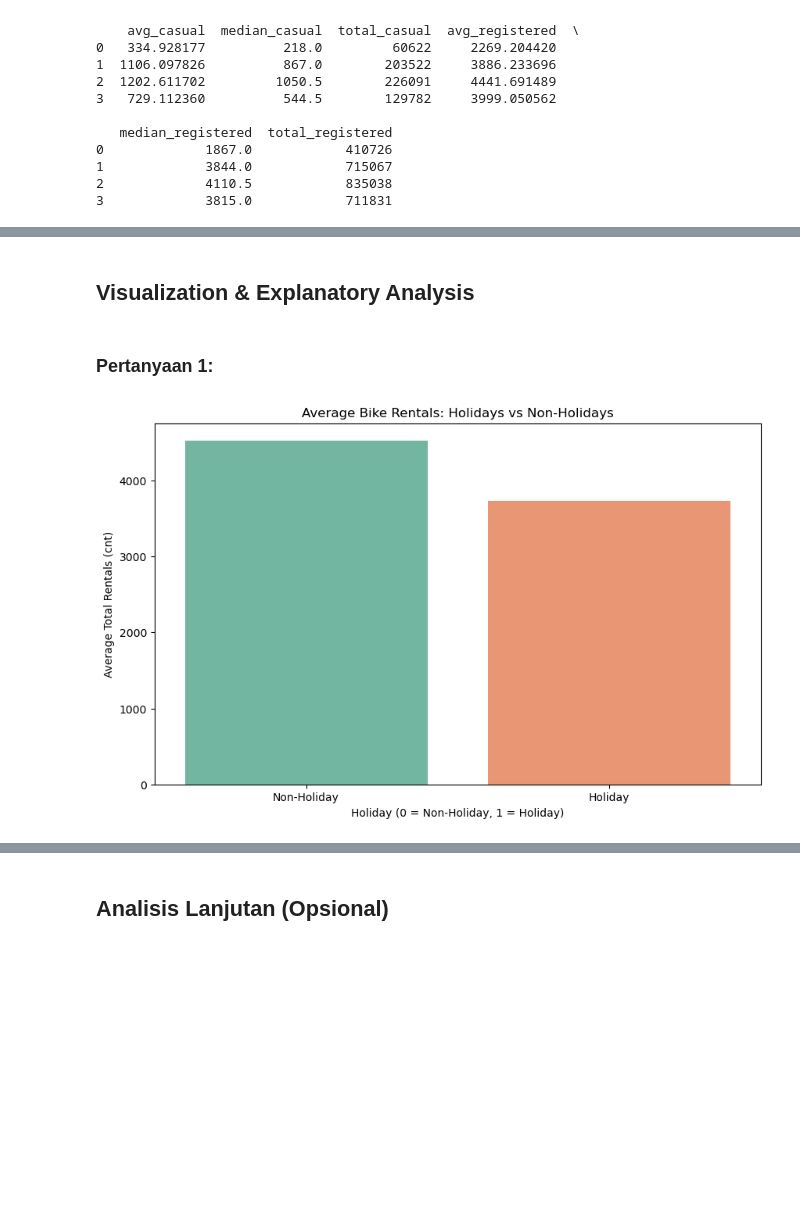
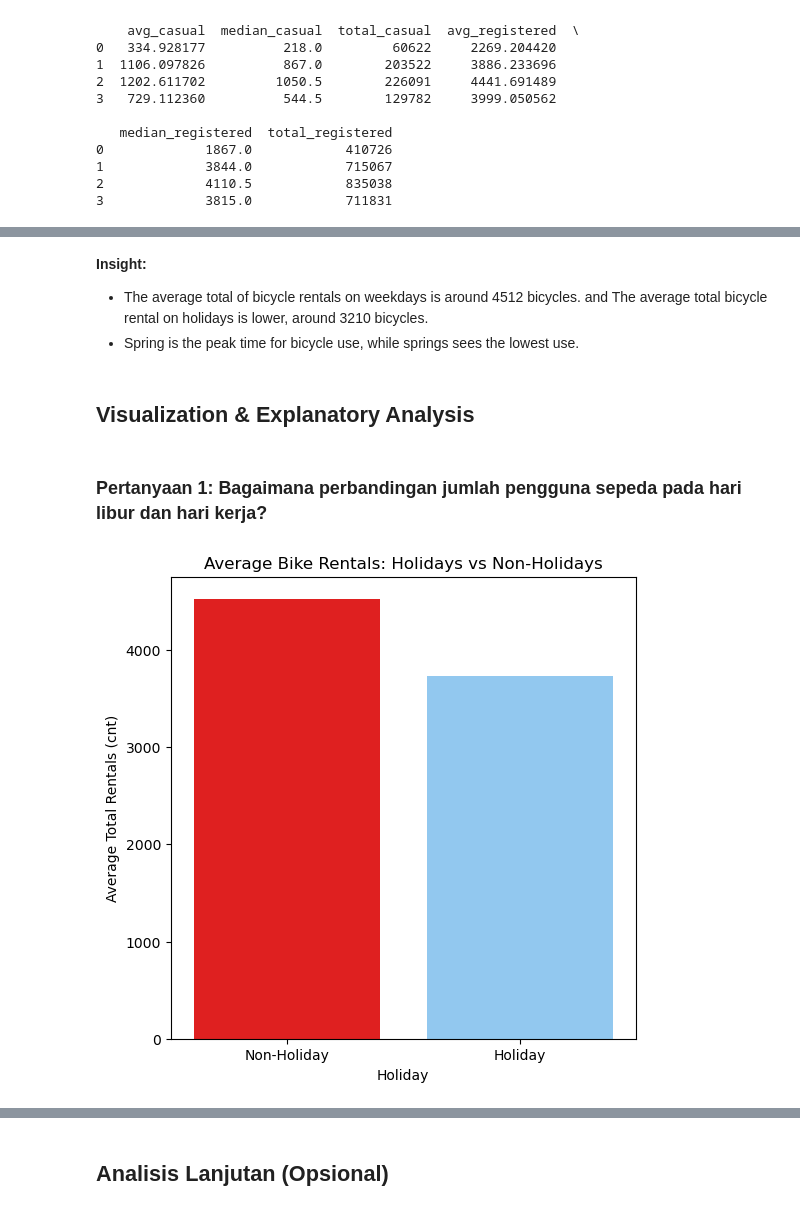
Before and after one commit to yudistiraadiyoga/submission, a Jupyter notebook: notebook.ipynb, the cells around one changed output, grey strips where cells are left out. Saved outputs shown, nothing was run; the diff lists cells and outputs as text; code cells hidden in the pictures; blank space fills up the shorter version.

```diff
--- a/notebook.ipynb
+++ b/notebook.ipynb
@@ -183,8 +163,10 @@ hour_df.describe()
 # %% [markdown]
 ### Cleaning Data
 # %%
-day_df.drop_duplicates(inplace=True)
-hour_df.drop_duplicates(inplace=True)
+if day_df.duplicated().sum() > 0:
+    day_df.drop_duplicates(inplace=True)
+if hour_df.duplicated().sum() > 0:
+    hour_df.drop_duplicates(inplace=True)
 # %%
 day_df['dteday'] = pd.to_datetime(day_df['dteday'])
 hour_df['dteday'] = pd.to_datetime(hour_df['dteday'])
@@ -264,15 +328,21 @@ print(season_stats)
+# %% [markdown]
+**Insight:**
+- The average total of bicycle rentals on weekdays is around 4512 bicycles. and The average total bicycle rental on holidays is lower, around 3210 bicycles.
+- Spring is the peak time for bicycle use, while springs sees the lowest use.
 # %% [markdown]
 ## Visualization & Explanatory Analysis
-# %% [markdown]
-### Pertanyaan 1:
+# %% [markdown]
+### Pertanyaan 1: Bagaimana perbandingan jumlah pengguna sepeda pada hari libur dan hari kerja?
 # %%
-plt.figure(figsize=(10, 6))
-sns.barplot(x='holiday', y='avg_total_rentals', data=holiday_stats, palette='Set2')
+max_bar = np.argmax(holiday_stats['avg_total_rentals'])
+colors = ['#FF0000' if i == max_bar else '#82CAFF' for i in range(len(holiday_stats))]
+plt.figure(figsize=(6, 6))
+sns.barplot(x='holiday', y='avg_total_rentals', data=holiday_stats, palette=colors)
 plt.title('Average Bike Rentals: Holidays vs Non-Holidays')
-plt.xlabel('Holiday (0 = Non-Holiday, 1 = Holiday)')
+plt.xlabel('Holiday')
 plt.ylabel('Average Total Rentals (cnt)')
 plt.xticks(ticks=[0, 1], labels=['Non-Holiday', 'Holiday'])
 plt.show()
 # %% [output]
-[figure, old version]
+[figure, new version]
 # %%
```
Also changed, not shown: parts of 36 cells of this notebook, 3 other files.
